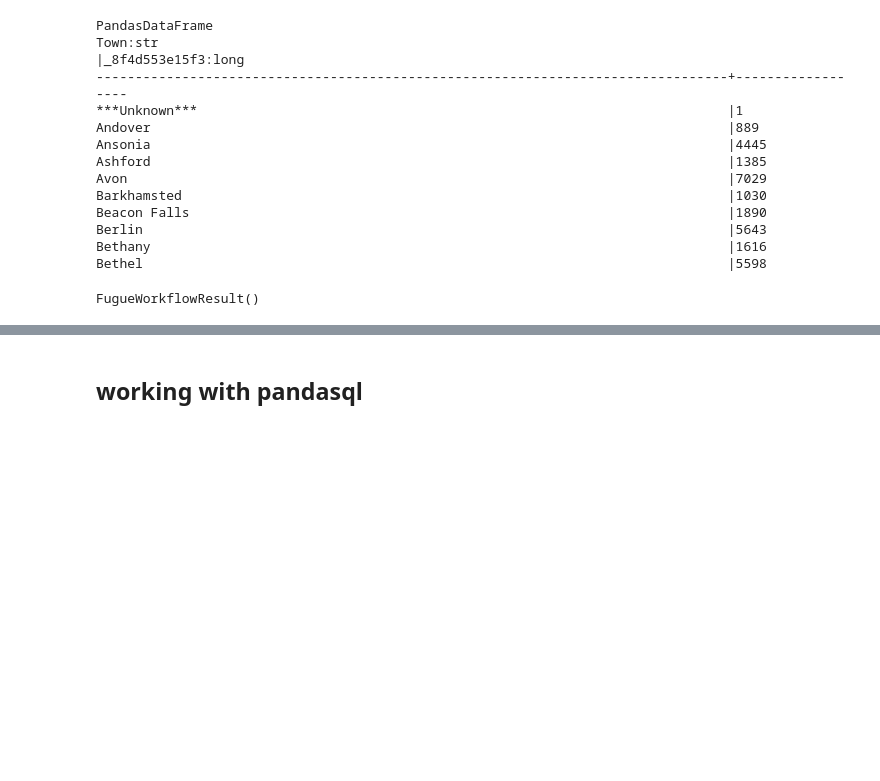
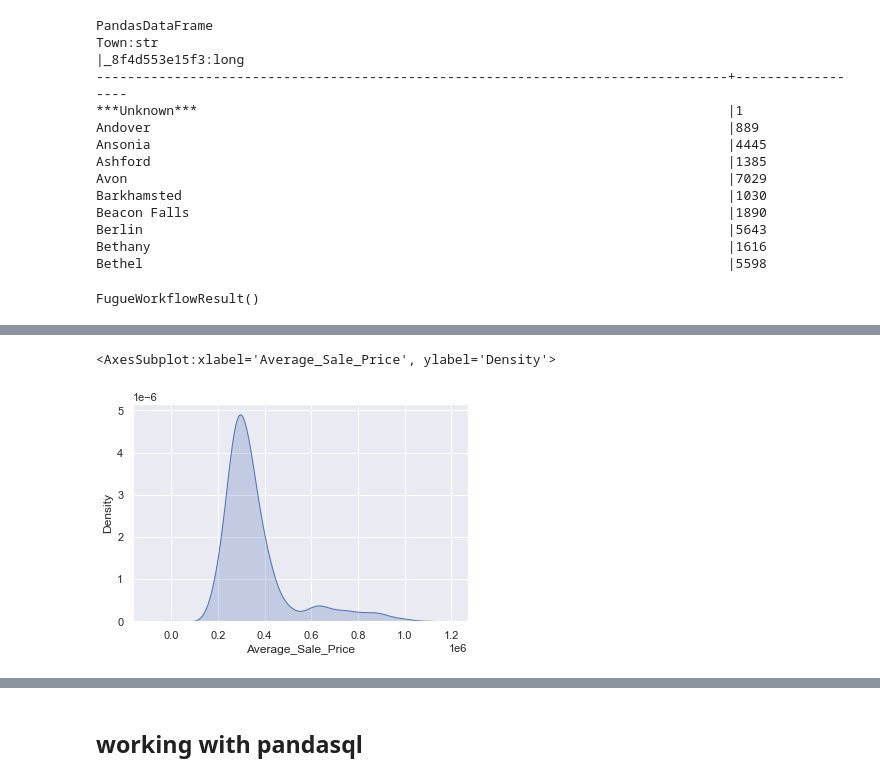
Before and after one commit to buzzpoint1/Final_project, a Jupyter notebook: final_project.ipynb, the cells around one changed output, grey strips where cells are left out. Drawn from its saved outputs; the diff is of its cells as text; code cells hidden in the pictures; blank space fills up the shorter version.

```diff
--- a/final_project.ipynb
+++ b/final_project.ipynb
@@ -165,0 +234,7 @@ FugueWorkflowResult()
+# %%
+
+
+sns.kdeplot(df["Average_Sale_Price"], fill = True)
+# %% [output]
+<AxesSubplot:xlabel='Average_Sale_Price', ylabel='Density'>
+[figure, added]
```
Also changed, not shown: parts of 13 cells of this notebook, 1 other file.
